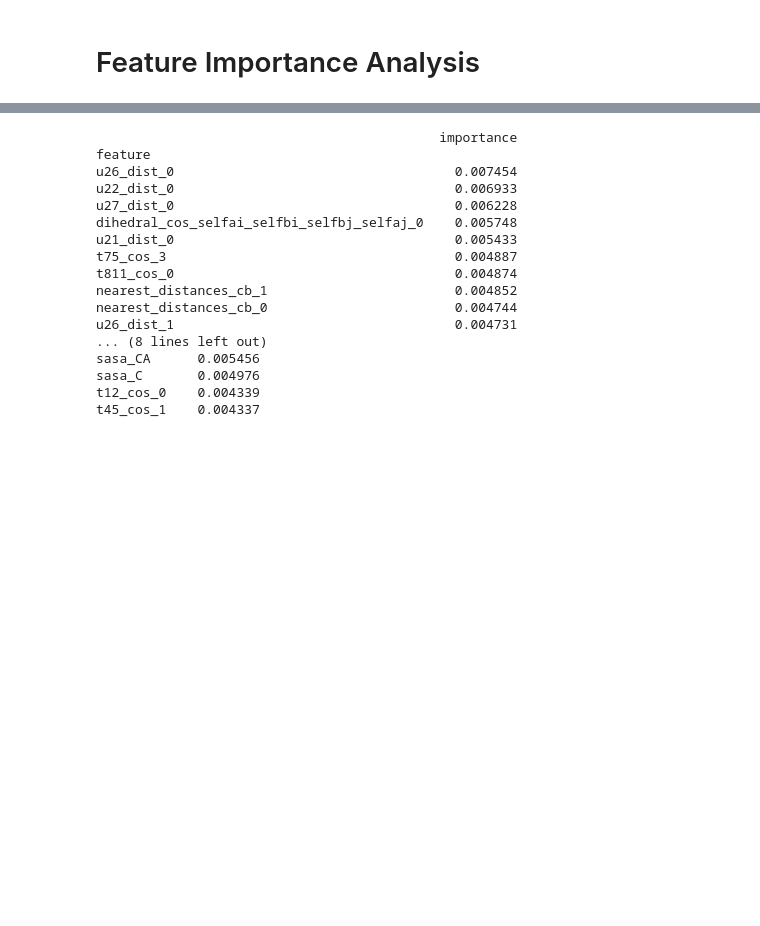
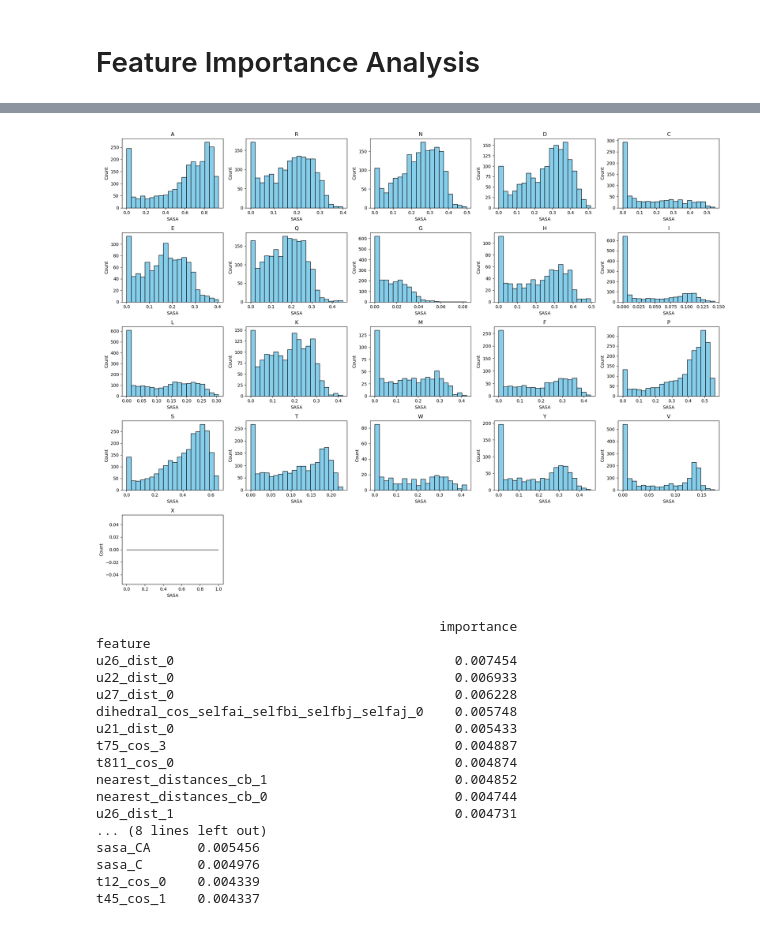
Before and after one commit to AmirAsgary/Bind, a Jupyter notebook: test.ipynb, the cells around one changed output, grey strips where cells are left out. Cells and saved outputs as stored; diff of their text form; code cells hidden in the pictures; blank space fills up the shorter version.

```diff
--- a/test.ipynb
+++ b/test.ipynb
@@ -1642,3 +1659,42 @@ Top 10 features affecting sequence prediction: ['sasa_O', 't23_cos_0', 't23_cos_
+# %%
+# look into sasa_o of different amino acids
+import matplotlib.pyplot as plt
+import math
+X_ca_o = y_trues.numpy()[:, 9]
+seq_trues_scalar = seq_trues_ohe.numpy().argmax(axis=-1)
+SASAs = {}
+for aa in aa_order:
+    SASAs[aa] = []
+for i in range(X_ca_o.shape[0]):
+    aa = aa_order[int(seq_trues_scalar[i])]
+    SASAs[aa].append(X_ca_o[i])
+
+
+# Number of amino acids
+aa_list = list(SASAs.keys())
+n_aa = len(aa_list)
+
+# Decide on subplot grid size
+n_cols = 5  # for example
+n_rows = math.ceil(n_aa / n_cols)
+
+fig, axes = plt.subplots(n_rows, n_cols, figsize=(n_cols*4, n_rows*3))
+axes = axes.flatten()  # flatten in case we have multiple rows
+
+for i, aa in enumerate(aa_list):
+    axes[i].hist(SASAs[aa], bins=20, color='skyblue', edgecolor='black')
+    axes[i].set_title(aa)
+    axes[i].set_xlabel("SASA")
+    axes[i].set_ylabel("Count")
+
+# Turn off any extra empty subplots
+for j in range(i+1, len(axes)):
+    axes[j].axis('off')
+
+plt.tight_layout()
+plt.show()
+# %% [output]
+[figure, added]
 # %%
 # --- For plddt ---
 df_plddt = pd.DataFrame({
```
Also changed, not shown: parts of 6 cells of this notebook, 2 other files.
